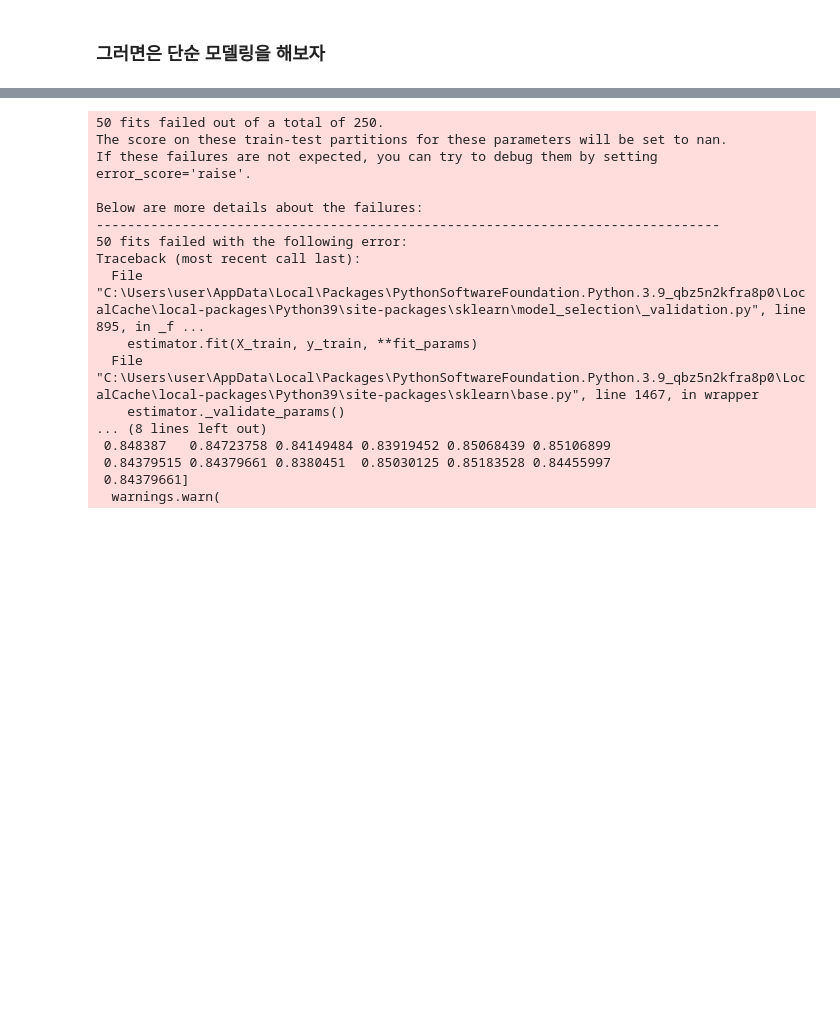
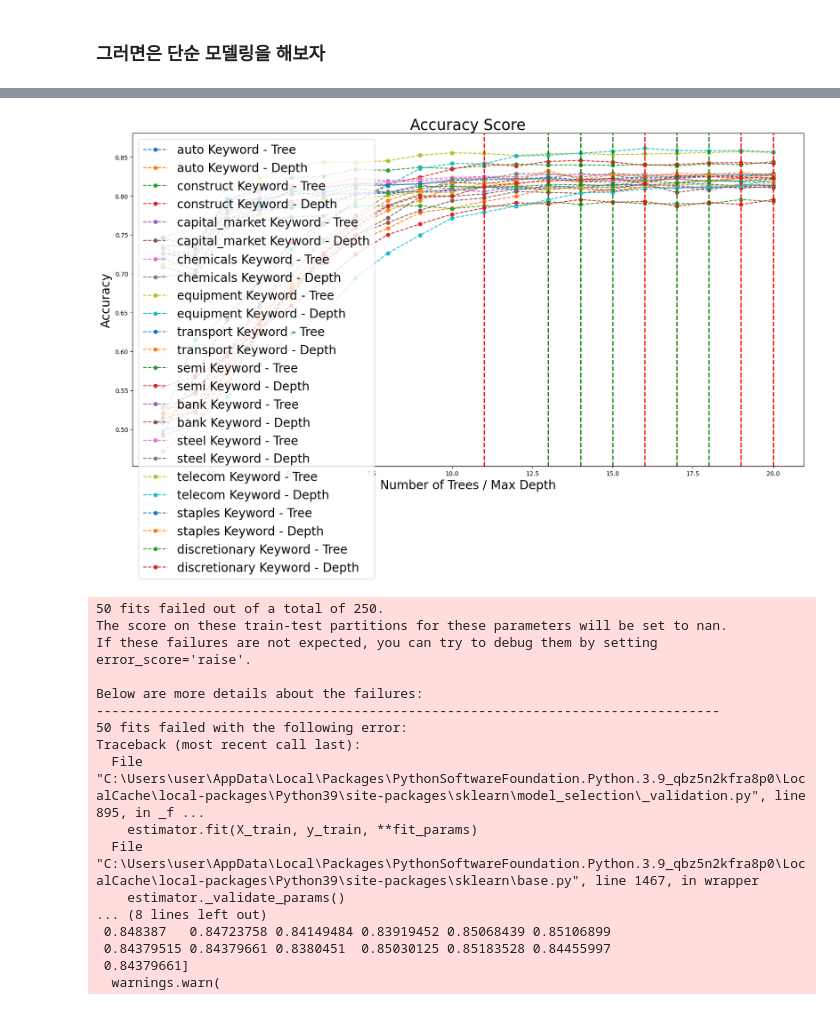
Before and after one commit to simpson000/sic_project_final, a Jupyter notebook: sic/second_compile.ipynb, the cells around one changed output, grey strips where cells are left out. Drawn from its saved outputs; the diff is of its cells as text; code cells hidden in the pictures; blank space fills up the shorter version.

```diff
--- a/sic/second_compile.ipynb
+++ b/sic/second_compile.ipynb
@@ -56,10 +64,13 @@ keywords = ["auto","construct","capital_market","chemicals","equipment",
             "telecom","staples","discretionary"]
 # %%
 dfs = {}  # 빈 딕셔너리 생성
+column_names_per_keyword = {}
 
 # 각 키워드에 해당하는 데이터프레임을 dfs 딕셔너리에 추가
 for keyword in keywords:
     dfs[keyword] = pd.read_excel(r"total_raw02.xlsx", sheet_name=keyword, header=0, index_col=0)
+    column_names_per_keyword[keyword] = dfs[keyword].columns.tolist()
+
     print(f"Compile {keyword}")
 
 # 각 데이터프레임의 인덱스를 날짜 형식으로 변환한 후 문자열로 변경
@@ -71,7 +82,7 @@ for keyword, df in dfs.items():
 for keyword, df in dfs.items():
     print(f"Top 2 rows of {keyword}:")
     print(df.head(2))
-    print()
+    print(column_names_per_keyword[keyword])
 
 # 첫 번째 데이터프레임의 인덱스를 df_index에 복사하여 초기화
 df_index_auto = list(dfs.values())[0]
@@ -106,0 +118,6 @@ Compile discretionary
+# %%
+# 첫 2개 행을 출력
+for keyword, df in dfs.items():
+    print(f"Top 2 rows of {keyword}:")
+    print(df.head(2))
+    print(f"Column names for {keyword}: {column_names_per_keyword[keyword]}")
@@ -257 +285,8 @@ Voting Classifier의 정확도: 0.8269525267993875
+# %%
+best_models = {}  # 각 키워드에 대한 최고의 모델을 저장할 딕셔너리
+
+
+# 각 키워드에 대한 최고의 모델을 출력
+for keyword, best_model in best_models.items():
+    print(f"{keyword} 키워드에 대한 최적의 모델은 {best_model} 입니다.")
 # %% [markdown]
@@ -345,0 +351,65 @@ Train set에 대한 성능 (10 fold cross validation)
+# %%
+
+estimator_list = list(range(1, 21))  # 1부터 20까지의 값을 가지는 리스트
+depth_list = list(range(1, 21))  # 1부터 20까지의 값을 가지는 리스트
+
+cv_scores_per_keyword = {}  # 각 키워드에 대한 교차 검증 점수를 저장할 딕셔너리
+best_estimators_per_keyword = {}  # 각 키워드에 대한 최적의 트리 수를 저장할 딕셔너리
+best_depths_per_keyword = {}  # 각 키워드에 대한 최적의 깊이를 저장할 딕셔너리
+
+# 각 키워드에 대한 분류기 및 Voting Classifier 생성
+for keyword, data_split in data_splits.items():
+    X_train = data_split['X_train']
+    y_train = data_split['y_train']
+
+    cv_scores = []  # 교차 검증 점수를 저장할 리스트
+    cv_scores_depth = []  # 교차 검증 점수를 저장할 리스트
+
+    for i in tqdm(range(20)):
+        rfc = RandomForestClassifier(n_estimators=i+1,
+                                     max_leaf_nodes=300,
+                                     n_jobs=-1,
+                                     random_state=0)
+        score = cross_val_score(rfc, X_train, y_train, cv=10, scoring='accuracy').mean()
+        cv_scores.append(score)
+
+    best_estimator = estimator_list[np.argmax(cv_scores)]
+    best_estimators_per_keyword[keyword] = best_estimator
+
+    for i in tqdm(range(20)):
+        rfc = RandomForestClassifier(n_estimators=best_estimator,
+                                     max_depth=i+1,
+                                     max_leaf_nodes=300,
+                                     n_jobs=-1,
+                                     random_state=0)
+        score = cross_val_score(rfc, X_train, y_train, cv=10, scoring='accuracy').mean()
+        cv_scores_depth.append(score)
+
+    best_depth = depth_list[np.argmax(cv_scores_depth)]
+    best_depths_per_keyword[keyword] = best_depth
+
+    # 교차 검증 점수를 딕셔너리에 저장
+    cv_scores_per_keyword[keyword] = {'tree_scores': cv_scores, 'depth_scores': cv_scores_depth}
+
+# 각 키워드에 대한 최적의 트리 수와 깊이 출력
+for keyword in data_splits.keys():
+    best_estimator = best_estimators_per_keyword[keyword]
+    best_depth = best_depths_per_keyword[keyword]
+    print(f"{keyword} 키워드에 대한 최적의 트리 수는 {best_estimator}, 최적의 깊이는 {best_depth} 입니다.")
+
+# 각 키워드에 대한 교차 검증 점수 시각화
+plt.figure(figsize=(20, 10))
+for keyword, scores in cv_scores_per_keyword.items():
+    plt.plot(estimator_list, scores['tree_scores'], marker='o', linestyle='dashed', label=f"{keyword} Keyword - Tree")
+    plt.plot(depth_list, scores['depth_scores'], marker='o', linestyle='dashed', label=f"{keyword} Keyword - Depth")
+plt.legend(fontsize=20)
+plt.xlabel("Number of Trees / Max Depth", fontsize=20)
+plt.ylabel("Accuracy", fontsize=20)
+plt.title("Accuracy Score", fontsize=25)
+for keyword in data_splits.keys():
+    best_estimator = best_estimators_per_keyword[keyword]
+    best_depth = best_depths_per_keyword[keyword]
+    plt.axvline(best_estimator, color='r', linestyle='--', linewidth=2)
+    plt.axvline(best_depth, color='g', linestyle='--', linewidth=2)
+plt.show()
+# %% [output]
@@ -346 +428,2 @@ Train set에 대한 성능 (10 fold cross validation)
+[figure, added]
 # %%
```
Also changed, not shown: parts of 35 cells of this notebook, 31 other files.
